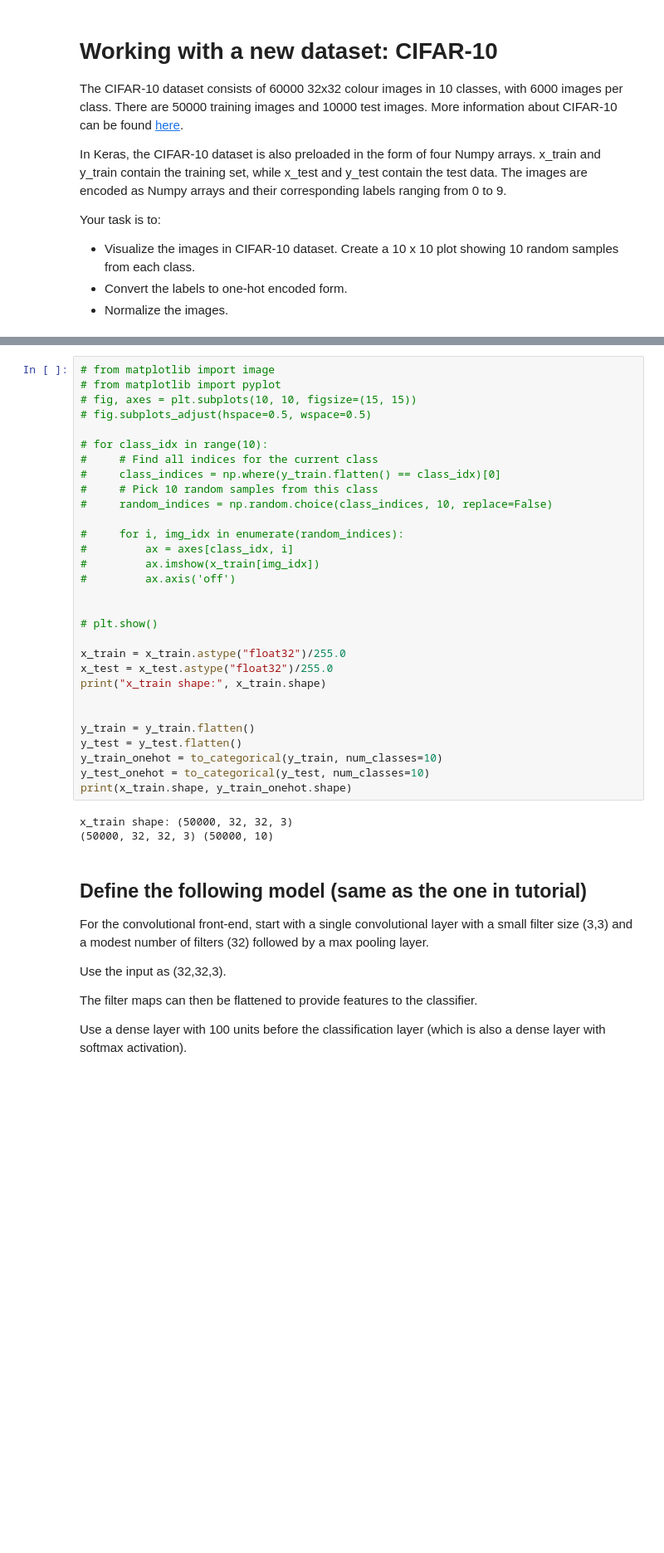
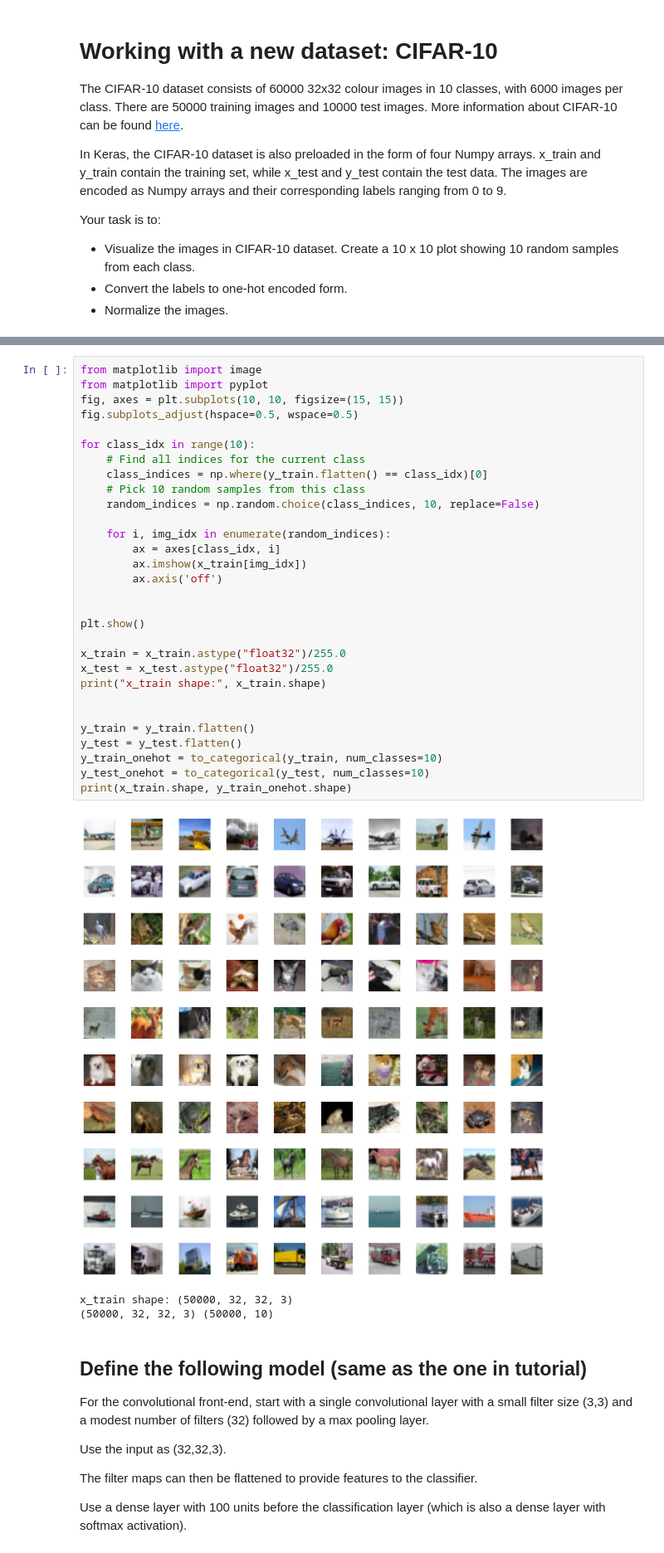
Before and after one commit to s11khushboo/lab-image-classification-using-convolutional-neural-networks, a Jupyter notebook: main.ipynb, the cells around one changed output, grey strips where cells are left out. Shown at 83% size. Drawn from its saved outputs; the diff is of its cells as text; blank space fills up the shorter version.

```diff
--- a/main.ipynb
+++ b/main.ipynb
@@ -41,34 +44,35 @@ from keras.utils import to_categorical
 # %%
-# from matplotlib import image
-# from matplotlib import pyplot
-# fig, axes = plt.subplots(10, 10, figsize=(15, 15))
-# fig.subplots_adjust(hspace=0.5, wspace=0.5)
+from matplotlib import image
+from matplotlib import pyplot
+fig, axes = plt.subplots(10, 10, figsize=(15, 15))
+fig.subplots_adjust(hspace=0.5, wspace=0.5)
 
-# for class_idx in range(10):
-#     # Find all indices for the current class
-#     class_indices = np.where(y_train.flatten() == class_idx)[0]
-#     # Pick 10 random samples from this class
-#     random_indices = np.random.choice(class_indices, 10, replace=False)
+for class_idx in range(10):
+    # Find all indices for the current class
+    class_indices = np.where(y_train.flatten() == class_idx)[0]
+    # Pick 10 random samples from this class
+    random_indices = np.random.choice(class_indices, 10, replace=False)
 
-#     for i, img_idx in enumerate(random_indices):
-#         ax = axes[class_idx, i]
-#         ax.imshow(x_train[img_idx])
-#         ax.axis('off')
+    for i, img_idx in enumerate(random_indices):
+        ax = axes[class_idx, i]
+        ax.imshow(x_train[img_idx])
+        ax.axis('off')
 
 
-# plt.show()
+plt.show()
 
 x_train = x_train.astype("float32")/255.0
 x_test = x_test.astype("float32")/255.0
 print("x_train shape:", x_train.shape)
 
 
 y_train = y_train.flatten()
 y_test = y_test.flatten()
 y_train_onehot = to_categorical(y_train, num_classes=10)
 y_test_onehot = to_categorical(y_test, num_classes=10)
 print(x_train.shape, y_train_onehot.shape)
 # %% [output]
+[figure, added]
 x_train shape: (50000, 32, 32, 3)
 (50000, 32, 32, 3) (50000, 10)
 # %% [markdown]
```
Also changed, not shown: parts of 1 cell of this notebook.
